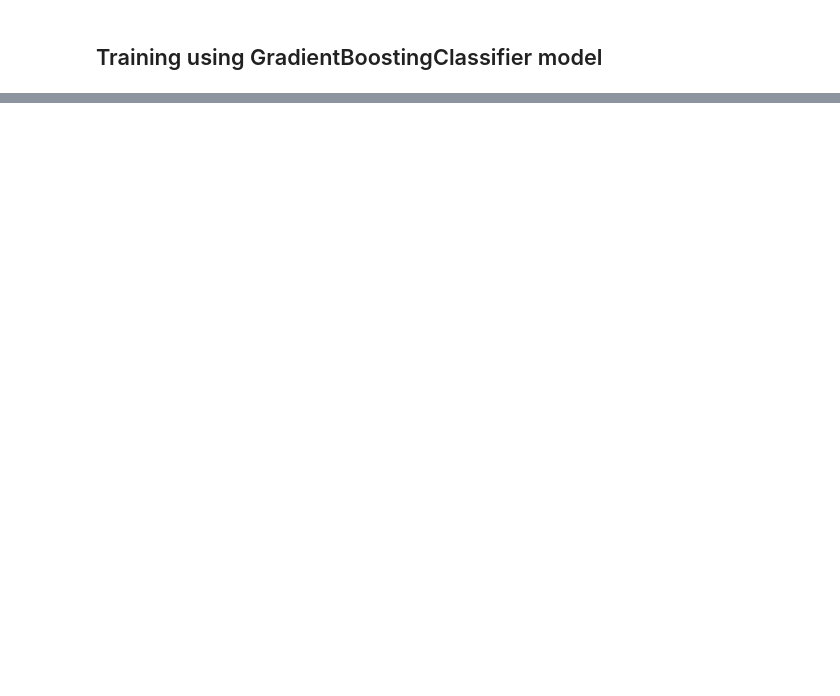
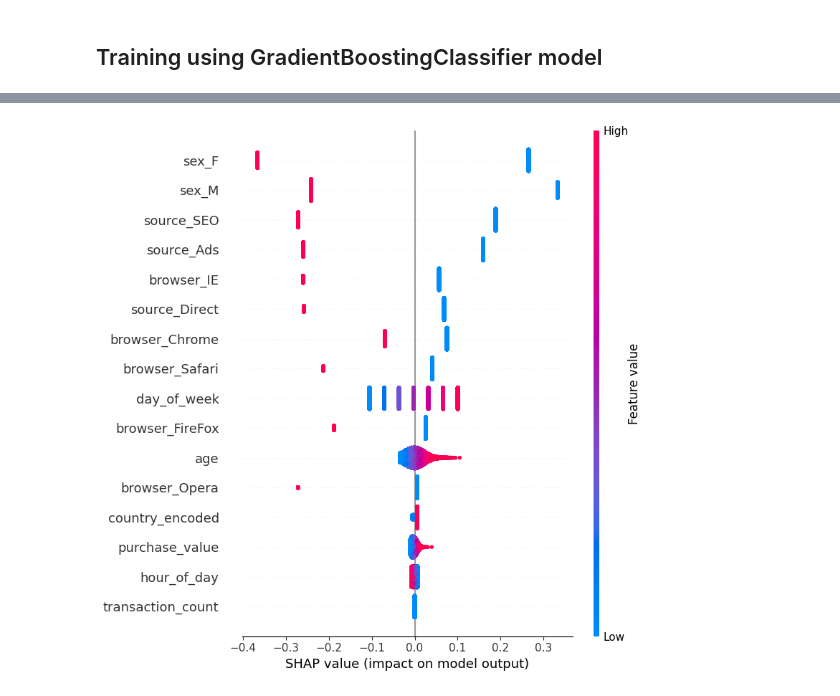
Before and after one commit to wolderufael/Improved-detection-of-fraud-cases-for-e-commerce-and-bank-transactions, a Jupyter notebook: notebook/fraud_prediction.ipynb, the cells around one changed output, grey strips where cells are left out. Saved outputs shown, nothing was run; the diff lists cells and outputs as text; code cells hidden in the pictures; blank space fills up the shorter version.

Commit message:
shap

```diff
--- a/notebook/fraud_prediction.ipynb
+++ b/notebook/fraud_prediction.ipynb
@@ -77,0 +93,2 @@ Model saved as models/fraud_data/GradientBoostingClassifier-22-10-2024-22-28-46-
+# %%
+modelling.train_with_ml_model(X_train, X_test, y_train, y_test,"CNN")
@@ -77,0 +122,2 @@ Model saved as models/fraud_data/GradientBoostingClassifier-22-10-2024-22-28-46-
+# %%
+modelling.train_with_ml_model(X_train, X_test, y_train, y_test,"RNN")
@@ -77,0 +151,2 @@ Model saved as models/fraud_data/GradientBoostingClassifier-22-10-2024-22-28-46-
+# %%
+modelling.train_with_ml_model(X_train, X_test, y_train, y_test,"LSTM")
@@ -77,0 +178,14 @@ Model saved as models/fraud_data/GradientBoostingClassifier-22-10-2024-22-28-46-
+# %%
+import pickle
+import shap
+# Load the pre-trained logistic re model model using pickle
+with open('models/fraud_data/LogisticRegression-28-10-2024-08-59-30-00.pkl', 'rb') as f:
+    model = pickle.load(f)
+
+
+explainer = shap.Explainer(model, X_test)
+shap_values = explainer(X_test)
+# %%
+shap.summary_plot(shap_values, X_test)
+# %% [output]
+[figure, added]
```
Also changed, not shown: parts of 15 cells of this notebook, 3 other files.
